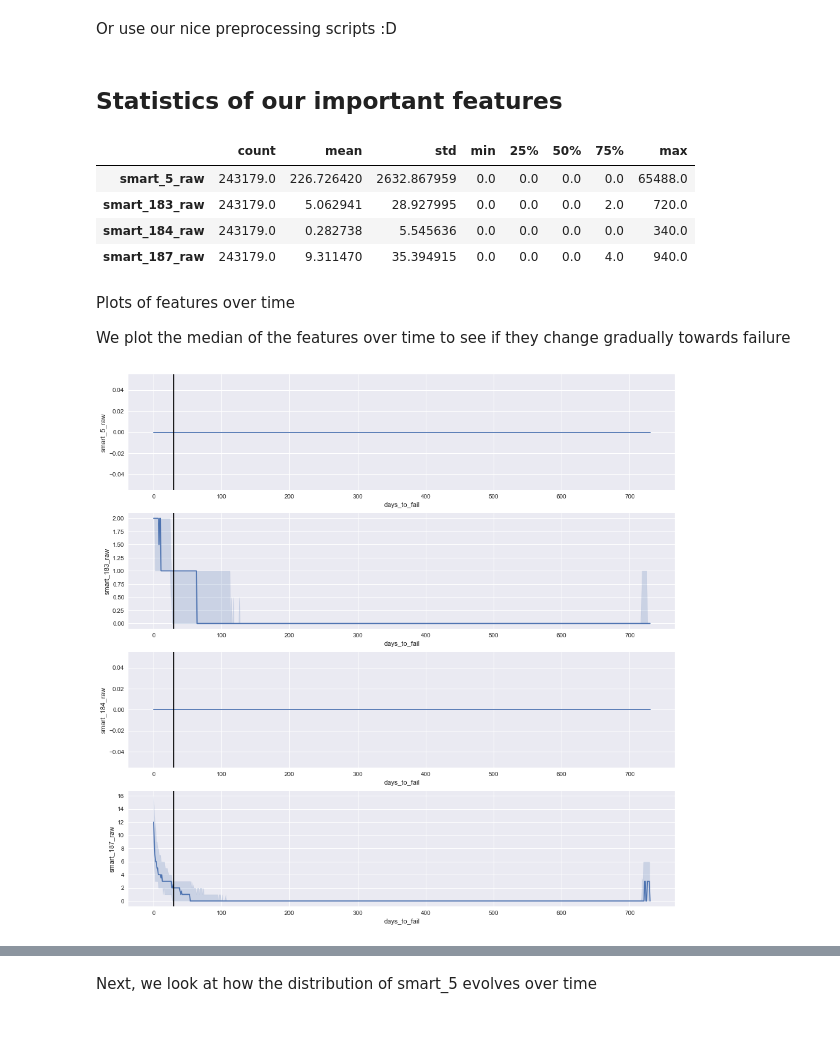
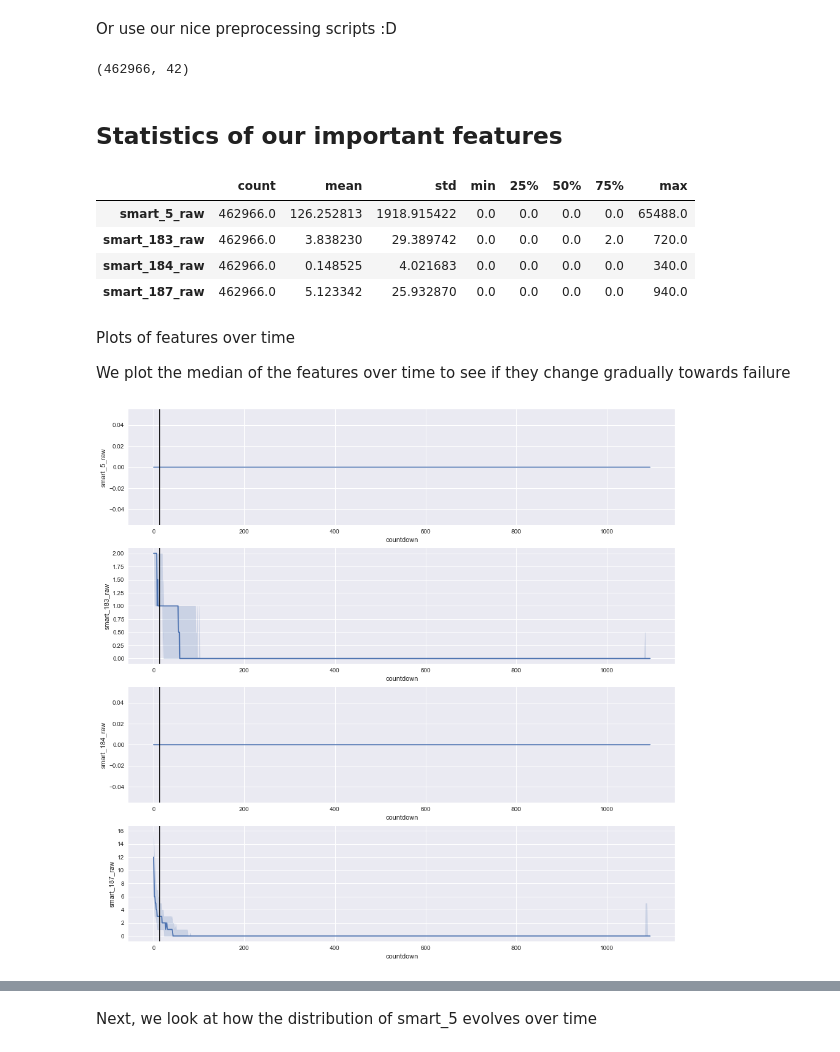
Before and after one commit to wcmphysics/DataScienceBootcamp-Capstone, a Jupyter notebook: notebooks/felix-baseline.ipynb, the cells around one changed output, grey strips where cells are left out. Drawn from its saved outputs; the diff is of its cells as text; code cells hidden in the pictures.

```diff
--- a/notebooks/felix-baseline.ipynb
+++ b/notebooks/felix-baseline.ipynb
@@ -117,7 +117,10 @@ sys.path.append("..")
 from src.data.preprocessing import load_preprocess_data
 
 repo_path = os.getcwd()+"/../"
-df_ = load_preprocess_data(path=repo_path)
+df = load_preprocess_data(path=repo_path)
+df.shape
+# %% [output]
+(462966, 42)
 # %% [markdown]
 ## Statistics of our important features
 # %%
@@ -130,23 +133,23 @@ feats_bl = ["smart_5_raw",
 df[feats_bl].describe().T
 # %% [output]
 |  | count | mean | std | min | 25% | 50% | 75% | max |
-| smart_5_raw | 243179.0 | 226.726420 | 2632.867959 | 0.0 | 0.0 | 0.0 | 0.0 | 65488.0 |
-| smart_183_raw | 243179.0 | 5.062941 | 28.927995 | 0.0 | 0.0 | 0.0 | 2.0 | 720.0 |
-| smart_184_raw | 243179.0 | 0.282738 | 5.545636 | 0.0 | 0.0 | 0.0 | 0.0 | 340.0 |
-| smart_187_raw | 243179.0 | 9.311470 | 35.394915 | 0.0 | 0.0 | 0.0 | 4.0 | 940.0 |
+| smart_5_raw | 462966.0 | 126.252813 | 1918.915422 | 0.0 | 0.0 | 0.0 | 0.0 | 65488.0 |
+| smart_183_raw | 462966.0 | 3.838230 | 29.389742 | 0.0 | 0.0 | 0.0 | 2.0 | 720.0 |
+| smart_184_raw | 462966.0 | 0.148525 | 4.021683 | 0.0 | 0.0 | 0.0 | 0.0 | 340.0 |
+| smart_187_raw | 462966.0 | 5.123342 | 25.932870 | 0.0 | 0.0 | 0.0 | 0.0 | 940.0 |
 # %% [markdown]
 Plots of features over time
 
 We plot the median of the features over time to see if they change gradually towards failure
 # %%
-time_window = 30 # Line for plotting
+time_window = 14 # Line for plotting
 plt.figure(figsize=(16,16))
 for num, feat in enumerate(feats_bl):
     plt.subplot(4,1,num+1)
-    sns.lineplot(x=df.days_to_fail, y=df[feat], estimator=np.median)
+    sns.lineplot(x=df.countdown, y=df[feat], estimator=np.median)
     plt.axvline(x=time_window, c='k')
 # %% [output]
-[figure, old version]
+[figure, new version]
 # %% [markdown]
 `smart_183_raw` and `smart_187_raw` seem to be very good indicators. `smart_5_raw` and `smart_184_raw` are also good indicators (check mean plots), but only for a small fraction of HDDs.
 
```
Also changed, not shown: parts of 19 cells of this notebook.
